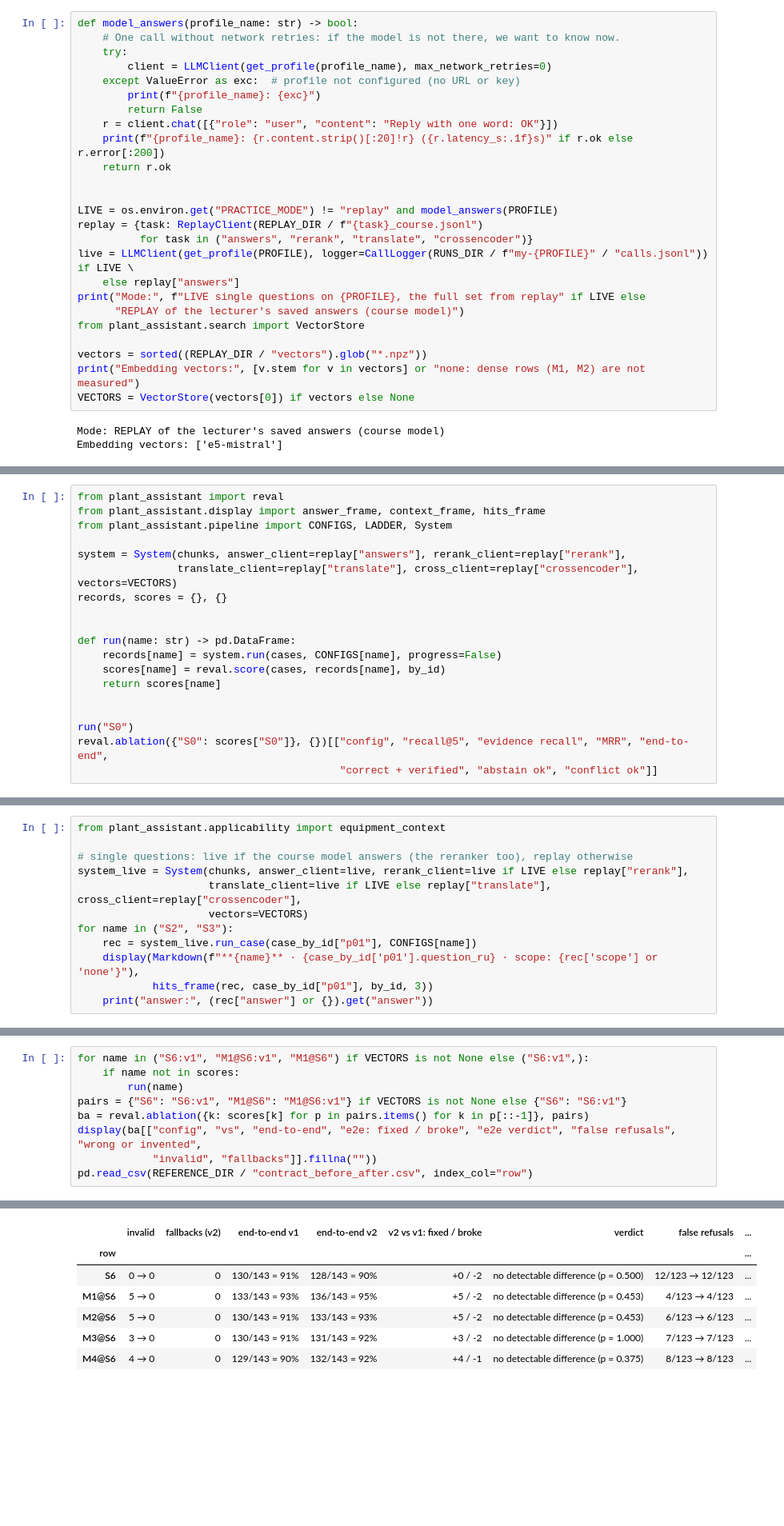
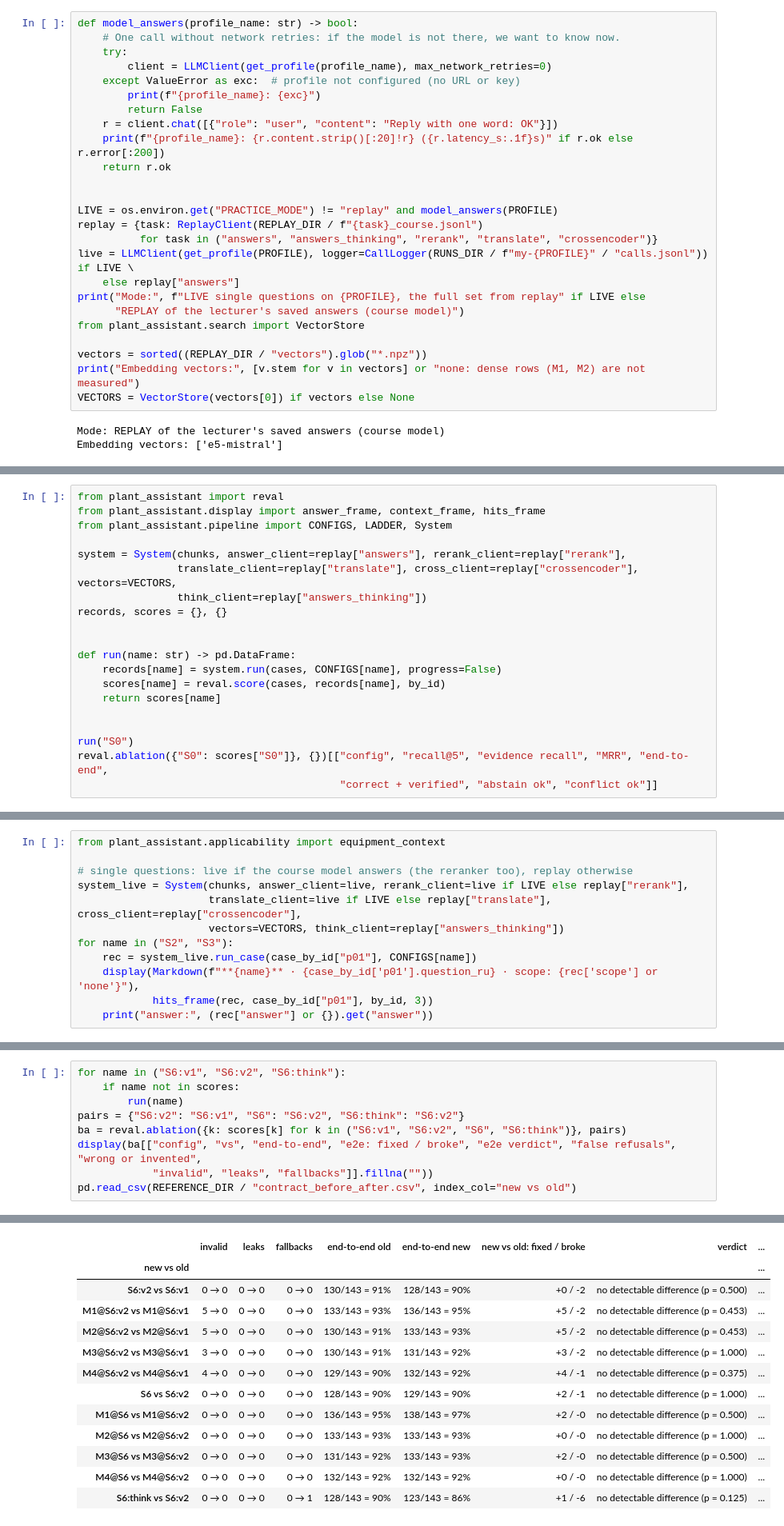
Before and after one commit to Industrial-AI-Research-Lab/course-ml-for-industry-data, a Jupyter notebook: practice-04-rag/reference/practice_04_executed.ipynb, the cells around one changed output, grey strips where cells are left out. Shown at 80% size. Drawn from its saved outputs; the diff is of its cells as text; blank space fills up the shorter version.

Commit message:
practice 4: answer contract v3 (internal check field, leak detector) on every S6-based row; v1, v2, thinking kept

```diff
--- a/practice-04-rag/reference/practice_04_executed.ipynb
+++ b/practice-04-rag/reference/practice_04_executed.ipynb
@@ -136,7 +136,7 @@ def model_answers(profile_name: str) -> bool:
 
 LIVE = os.environ.get("PRACTICE_MODE") != "replay" and model_answers(PROFILE)
 replay = {task: ReplayClient(REPLAY_DIR / f"{task}_course.jsonl")
-          for task in ("answers", "rerank", "translate", "crossencoder")}
+          for task in ("answers", "answers_thinking", "rerank", "translate", "crossencoder")}
 live = LLMClient(get_profile(PROFILE), logger=CallLogger(RUNS_DIR / f"my-{PROFILE}" / "calls.jsonl")) if LIVE \
     else replay["answers"]
 print("Mode:", f"LIVE single questions on {PROFILE}, the full set from replay" if LIVE else
@@ -301,7 +301,8 @@ from plant_assistant.display import answer_frame, context_frame, hits_frame
 from plant_assistant.pipeline import CONFIGS, LADDER, System
 
 system = System(chunks, answer_client=replay["answers"], rerank_client=replay["rerank"],
-                translate_client=replay["translate"], cross_client=replay["crossencoder"], vectors=VECTORS)
+                translate_client=replay["translate"], cross_client=replay["crossencoder"], vectors=VECTORS,
+                think_client=replay["answers_thinking"])
 records, scores = {}, {}
 
 
@@ -492,7 +493,7 @@ from plant_assistant.applicability import equipment_context
 # single questions: live if the course model answers (the reranker too), replay otherwise
 system_live = System(chunks, answer_client=live, rerank_client=live if LIVE else replay["rerank"],
                      translate_client=live if LIVE else replay["translate"], cross_client=replay["crossencoder"],
-                     vectors=VECTORS)
+                     vectors=VECTORS, think_client=replay["answers_thinking"])
 for name in ("S2", "S3"):
     rec = system_live.run_case(case_by_id["p01"], CONFIGS[name])
     display(Markdown(f"**{name}** · {case_by_id['p01'].question_ru} · scope: {rec['scope'] or 'none'}"),
@@ -827,12 +835,12 @@ tolerance).
 # %%
-for name in ("S6:v1", "M1@S6:v1", "M1@S6") if VECTORS is not None else ("S6:v1",):
+for name in ("S6:v1", "S6:v2", "S6:think"):
     if name not in scores:
         run(name)
-pairs = {"S6": "S6:v1", "M1@S6": "M1@S6:v1"} if VECTORS is not None else {"S6": "S6:v1"}
-ba = reval.ablation({k: scores[k] for p in pairs.items() for k in p[::-1]}, pairs)
+pairs = {"S6:v2": "S6:v1", "S6": "S6:v2", "S6:think": "S6:v2"}
+ba = reval.ablation({k: scores[k] for k in ("S6:v1", "S6:v2", "S6", "S6:think")}, pairs)
 display(ba[["config", "vs", "end-to-end", "e2e: fixed / broke", "e2e verdict", "false refusals", "wrong or invented",
-            "invalid", "fallbacks"]].fillna(""))
-pd.read_csv(REFERENCE_DIR / "contract_before_after.csv", index_col="row")
+            "invalid", "leaks", "fallbacks"]].fillna(""))
+pd.read_csv(REFERENCE_DIR / "contract_before_after.csv", index_col="new vs old")
 # %% [output]
 |  | config | vs | end-to-end | e2e: fixed / broke | e2e verdict | false refusals | wrong or invented | ... |
 | 0 | S6:v1 |  | 130/143 = 91% [85%–95%] |  |  | 12/123 = 10% (1 needs a person) | 1 | ... |
@@ -842,7 +850,13 @@ pd.read_csv(REFERENCE_DIR / "contract_before_after.csv", index_col="row")
-|  | invalid | fallbacks (v2) | end-to-end v1 | end-to-end v2 | v2 vs v1: fixed / broke | verdict | false refusals | ... |
-| row |  |  |  |  |  |  |  | ... |
-| S6 | 0 → 0 | 0 | 130/143 = 91% | 128/143 = 90% | +0 / -2 | no detectable difference (p = 0.500) | 12/123 → 12/123 | ... |
-| M1@S6 | 5 → 0 | 0 | 133/143 = 93% | 136/143 = 95% | +5 / -2 | no detectable difference (p = 0.453) | 4/123 → 4/123 | ... |
-| M2@S6 | 5 → 0 | 0 | 130/143 = 91% | 133/143 = 93% | +5 / -2 | no detectable difference (p = 0.453) | 6/123 → 6/123 | ... |
-| M3@S6 | 3 → 0 | 0 | 130/143 = 91% | 131/143 = 92% | +3 / -2 | no detectable difference (p = 1.000) | 7/123 → 7/123 | ... |
-| M4@S6 | 4 → 0 | 0 | 129/143 = 90% | 132/143 = 92% | +4 / -1 | no detectable difference (p = 0.375) | 8/123 → 8/123 | ... |
+|  | invalid | leaks | fallbacks | end-to-end old | end-to-end new | new vs old: fixed / broke | verdict | ... |
+| new vs old |  |  |  |  |  |  |  | ... |
+| S6:v2 vs S6:v1 | 0 → 0 | 0 → 0 | 0 → 0 | 130/143 = 91% | 128/143 = 90% | +0 / -2 | no detectable difference (p = 0.500) | ... |
+| M1@S6:v2 vs M1@S6:v1 | 5 → 0 | 0 → 0 | 0 → 0 | 133/143 = 93% | 136/143 = 95% | +5 / -2 | no detectable difference (p = 0.453) | ... |
+| M2@S6:v2 vs M2@S6:v1 | 5 → 0 | 0 → 0 | 0 → 0 | 130/143 = 91% | 133/143 = 93% | +5 / -2 | no detectable difference (p = 0.453) | ... |
+| M3@S6:v2 vs M3@S6:v1 | 3 → 0 | 0 → 0 | 0 → 0 | 130/143 = 91% | 131/143 = 92% | +3 / -2 | no detectable difference (p = 1.000) | ... |
+| M4@S6:v2 vs M4@S6:v1 | 4 → 0 | 0 → 0 | 0 → 0 | 129/143 = 90% | 132/143 = 92% | +4 / -1 | no detectable difference (p = 0.375) | ... |
+| S6 vs S6:v2 | 0 → 0 | 0 → 0 | 0 → 0 | 128/143 = 90% | 129/143 = 90% | +2 / -1 | no detectable difference (p = 1.000) | ... |
+| M1@S6 vs M1@S6:v2 | 0 → 0 | 0 → 0 | 0 → 0 | 136/143 = 95% | 138/143 = 97% | +2 / -0 | no detectable difference (p = 0.500) | ... |
+| M2@S6 vs M2@S6:v2 | 0 → 0 | 0 → 0 | 0 → 0 | 133/143 = 93% | 133/143 = 93% | +0 / -0 | no detectable difference (p = 1.000) | ... |
+| M3@S6 vs M3@S6:v2 | 0 → 0 | 0 → 0 | 0 → 0 | 131/143 = 92% | 133/143 = 93% | +2 / -0 | no detectable difference (p = 0.500) | ... |
+| M4@S6 vs M4@S6:v2 | 0 → 0 | 0 → 0 | 0 → 0 | 132/143 = 92% | 132/143 = 92% | +0 / -0 | no detectable difference (p = 1.000) | ... |
+| S6:think vs S6:v2 | 0 → 0 | 0 → 0 | 0 → 1 | 128/143 = 90% | 123/143 = 86% | +1 / -6 | no detectable difference (p = 0.125) | ... |
```
Also changed, not shown: parts of 22 cells of this notebook, 23 other files.
